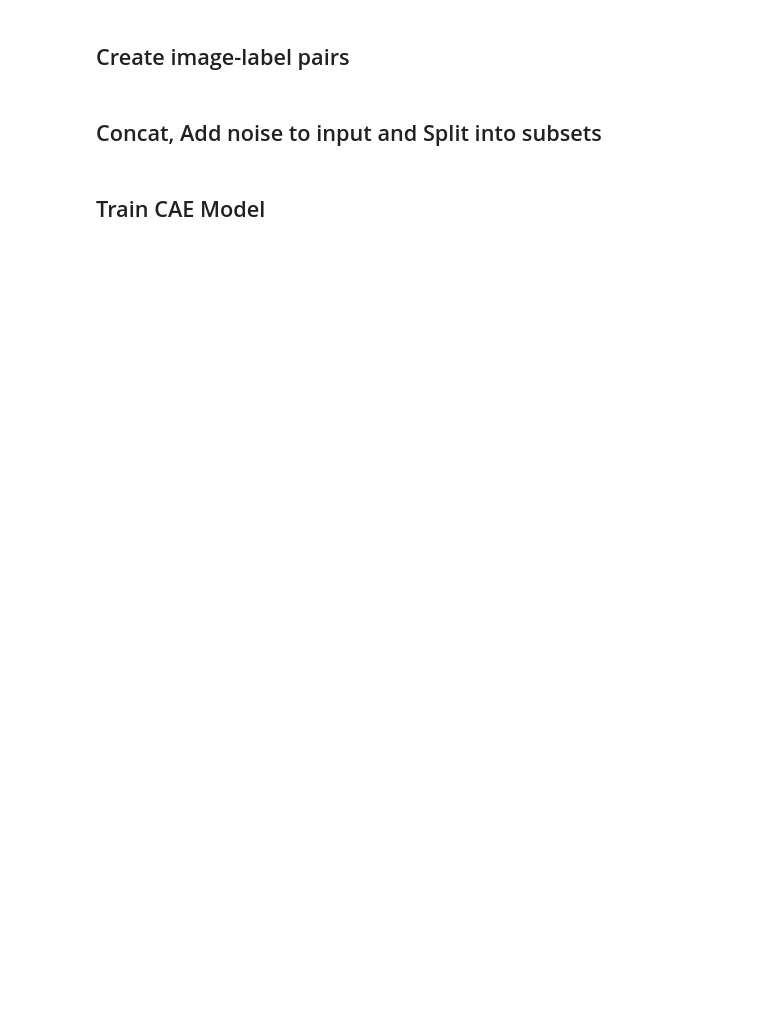
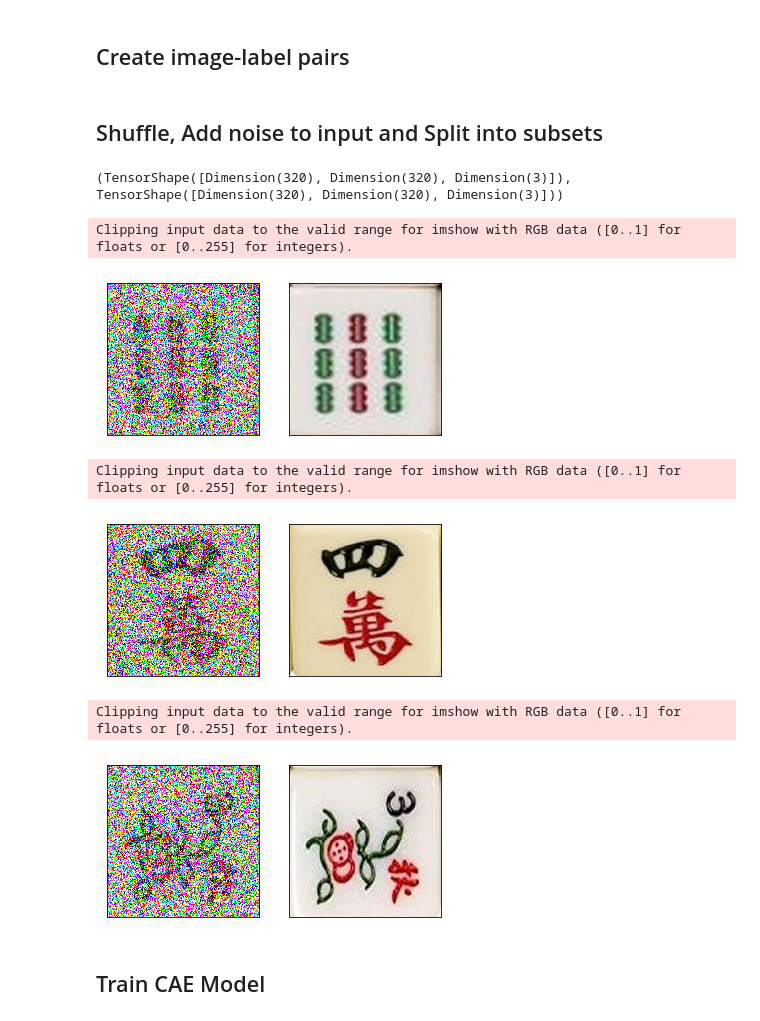
Before and after one commit to elise-ng/COMP4901J_Project, a Jupyter notebook: CAE.ipynb, the cells around one changed output. Drawn from its saved outputs; the diff is of its cells as text; code cells hidden in the pictures; blank space fills up the shorter version.

```diff
--- a/CAE.ipynb
+++ b/CAE.ipynb
@@ -15,6 +15,7 @@ AUTOTUNE = tf.data.experimental.AUTOTUNE
 # %% [markdown]
 ## Load index csv
 # %%
+# TODO update dataset
 dataset_index = pd.read_csv('./dataset/tiles-data/data.csv')
 print(dataset_index.shape)
 print(dataset_index.head())
@@ -25,6 +26,11 @@ dataset_size = dataset_index.shape[0]
 dataset_index['image-path'] = './dataset/tiles-resized/' + dataset_index['image-name']
 print(dataset_index.shape)
 print(dataset_index.head())
+
+# shuffle
+dataset_index = dataset_index.reindex(np.random.permutation(dataset_index.index))
+print(dataset_index.shape)
+print(dataset_index.head())
 # %% [output]
 (629, 3)
   image-name  label    label-name
@@ -108,47 +111,52 @@ Colocations handled automatically by placer.
 #     plt.yticks([])
 #     plt.xlabel(label)
 # %% [markdown]
-## Concat, Add noise to input and Split into subsets
+## Shuffle, Add noise to input and Split into subsets
 # %%
 def show_noisy_image_sample(ds):
-    for n,(noisy, orig) in enumerate(ds.take(4)):
+    ds_iter = ds.make_one_shot_iterator()
+    for i in range(3):
+        (noisy, orig) = ds_iter.get_next()
         plt.subplot(1,2,1)
         plt.imshow(noisy)
+        plt.grid(False)
+        plt.xticks([])
+        plt.yticks([])
         plt.subplot(1,2,2)
         plt.imshow(orig)
         plt.grid(False)
         plt.xticks([])
         plt.yticks([])
         plt.show()
 
-def add_noise(image):
-    noise = tf.random.normal(shape=image.shape, mean=0.0, stddev=1.0)
-    image += noise
-    return tf.clip_by_value(image, 0, 1)
+def add_noise_to_x(x, y):
+    x += tf.random.normal(shape=x.shape, mean=0.0, stddev=1.0)
+    return x, y
 
 all_image_ds = image_ds.concatenate(image_ds_90).concatenate(image_ds_180).concatenate(image_ds_270)
-all_image_ds = all_image_ds.shuffle(buffer_size=10000)
-
-all_image_ds_noisy = all_image_ds.map(add_noise, num_parallel_calls=AUTOTUNE)
-all_image_ds = tf.data.Dataset.zip((all_image_ds_noisy, all_image_ds))
+all_image_ds = tf.data.Dataset.zip((all_image_ds, all_image_ds))
+all_image_ds = all_image_ds.shuffle(buffer_size=dataset_size)
+all_image_ds = all_image_ds.map(map_func=add_noise_to_x, num_parallel_calls=AUTOTUNE)
 
 # train-test split
 train_size = int(dataset_size * 0.7)
 val_size = int(dataset_size * 0.15) # test has 0.15 as well
 
 train_ds = all_image_ds.take(train_size)
 test_ds = all_image_ds.skip(train_size)
 val_ds = test_ds.take(val_size)
 test_ds = test_ds.skip(val_size)
 
-# print(train_ds.output_shapes)
-# show_noisy_image_sample(train_ds)
-
-# print(val_ds.output_shapes)
-# show_noisy_image_sample(val_ds)
-
-# print(test_ds.output_shapes)
-# show_noisy_image_sample(test_ds)
+print(train_ds.output_shapes)
+show_noisy_image_sample(train_ds)
+# %% [output]
+(TensorShape([Dimension(320), Dimension(320), Dimension(3)]), TensorShape([Dimension(320), Dimension(320), Dimension(3)]))
+Clipping input data to the valid range for imshow with RGB data ([0..1] for floats or [0..255] for integers).
+[figure, added]
+Clipping input data to the valid range for imshow with RGB data ([0..1] for floats or [0..255] for integers).
+[figure, added]
+Clipping input data to the valid range for imshow with RGB data ([0..1] for floats or [0..255] for integers).
+[figure, added]
 # %% [markdown]
 ## Train CAE Model
 # %%
```
Also changed, not shown: parts of 9 cells of this notebook, 21 other files.
